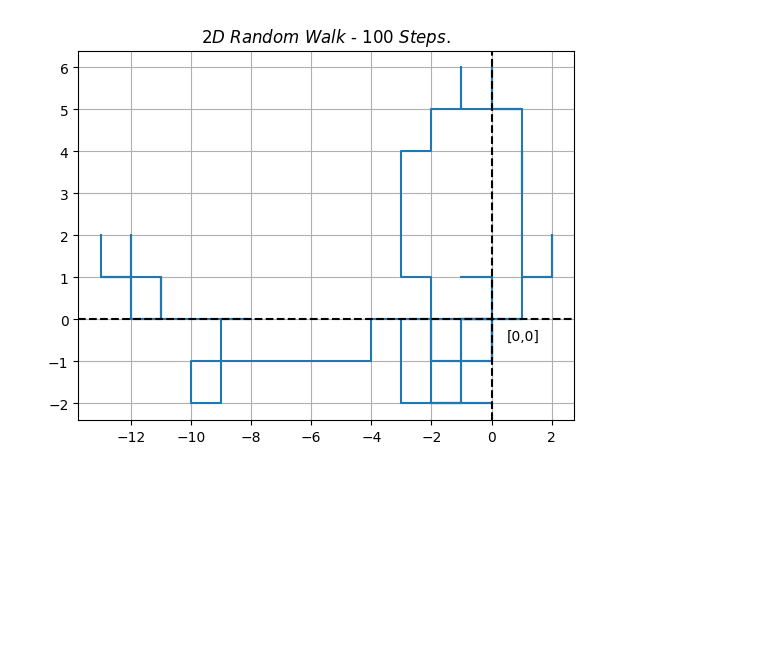
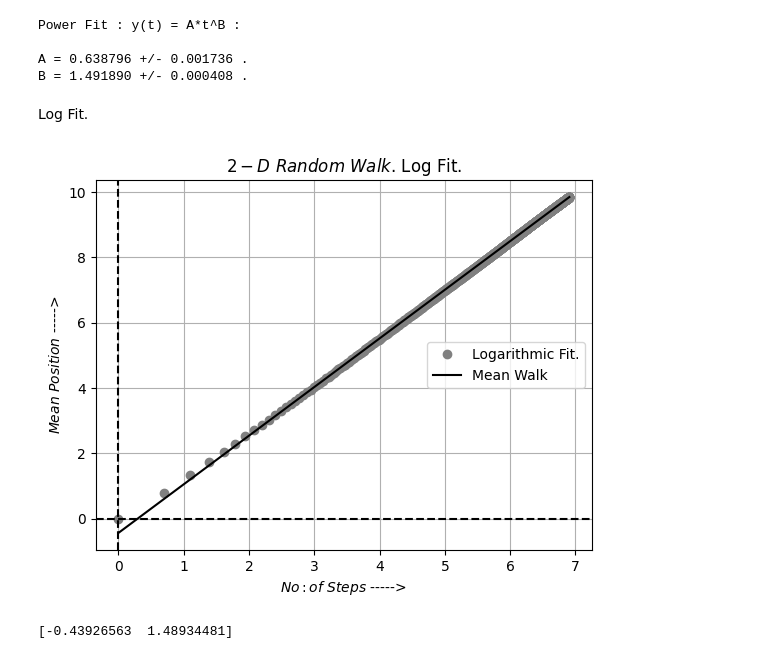
Before and after one commit to mondalsnehankur/Statistical-Distribution-Python, a Jupyter notebook: 2_D_Random_Walk.ipynb, the cells around one changed output. Drawn from its saved outputs; the diff is of its cells as text; code cells hidden in the pictures; blank space fills up the shorter version.

```diff
--- a/2_D_Random_Walk.ipynb
+++ b/2_D_Random_Walk.ipynb
@@ -46,14 +52,38 @@ plt.show()
-# %%
-x_data, y_data = randomwalk2D(100)
-
-plt.plot(x_data, y_data,'-',label='Path.')
-
-plt.text(0.5,-0.5,'[0,0]')
-plt.title("$2D$ $Random$ $Walk$ - $100$ $Steps$.")
-plt.grid()
-plt.axhline(0,linestyle='--',color='black')
-plt.axvline(0,linestyle='--',color='black')
-
-plt.show()
-# %% [output]
-[figure, removed]
+# %%
+print('Power Fit : y(t) = A*t^B :','\n')
+print("A = %f +/- %f . "%(par[0],np.sqrt(var[0,0])))
+print("B = %f +/- %f . "%(par[1],np.sqrt(var[1,1])))
+# %% [output]
+Power Fit : y(t) = A*t^B :
+
+A = 0.638796 +/- 0.001736 .
+B = 1.491890 +/- 0.000408 .
+# %% [markdown]
+Log Fit.
+# %%
+t = np.log(range(1,steps+1))
+r = np.log(mean_walk)
+
+plt.plot(t,r,'o',color='grey',label='Logarithmic Fit.')
+
+import numpy.polynomial.polynomial as poly
+
+coeffs = poly.polyfit(t,r,1)
+rfit = poly.polyval(t,coeffs)
+
+plt.plot(t,rfit,color='black',label='Mean Walk')
+
+plt.legend(loc='best')
+plt.title('$2-D$ $Random$ $Walk$. Log Fit.')
+plt.grid()
+plt.xlabel('$No:of$ $Steps$ ----->')
+plt.ylabel('$Mean$ $Position$ ----->')
+plt.axhline(0,linestyle='--',color='black')
+plt.axvline(0,linestyle='--',color='black')
+plt.show()
+# %% [output]
+[figure, added]
+# %%
+print(coeffs)
+# %% [output]
+[-0.43926563  1.48934481]
```
Also changed, not shown: parts of 8 cells of this notebook.
